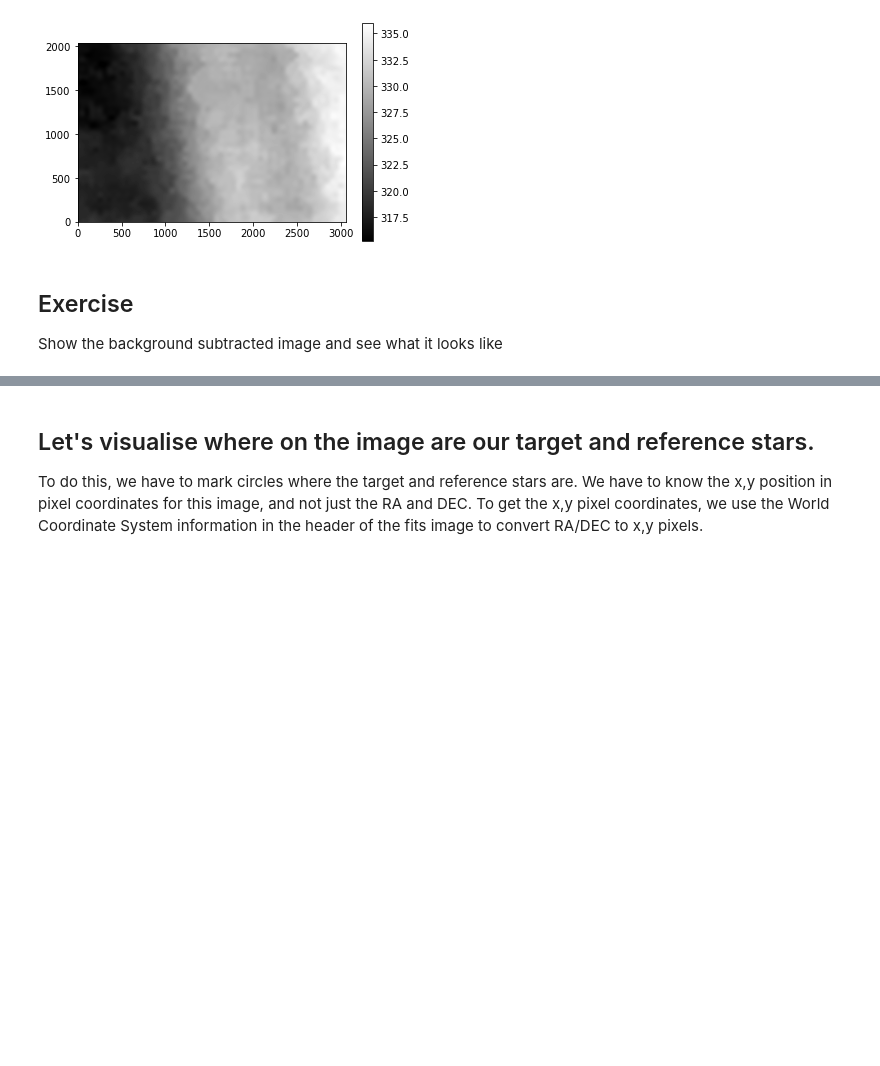
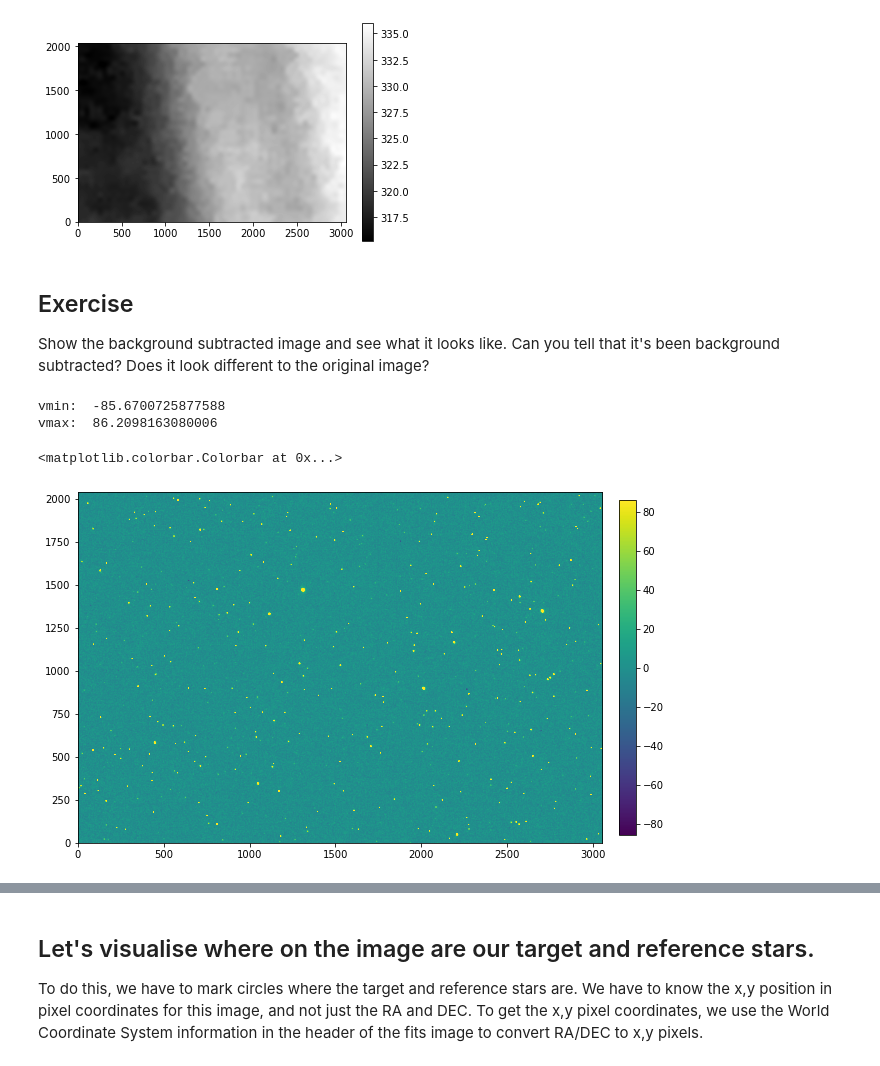
Before and after one commit to jielaizhang/pasea, a Jupyter notebook: LCO/student_workbooks/Student_Workbook_1_SingleExposure.ipynb, the cells around one changed output, grey strips where cells are left out. Saved outputs shown, nothing was run; the diff lists cells and outputs as text; code cells hidden in the pictures; blank space fills up the shorter version.

```diff
--- a/LCO/student_workbooks/Student_Workbook_1_SingleExposure.ipynb
+++ b/LCO/student_workbooks/Student_Workbook_1_SingleExposure.ipynb
@@ -215,4 +214,4 @@ vmax:  335.9592823316951
 [figure]
 # %% [markdown]
 ## Exercise
-Show the background subtracted image and see what it looks like
+Show the background subtracted image and see what it looks like. Can you tell that it's been background subtracted? Does it look different to the original image?
@@ -221,3 +218,19 @@ Show the background subtracted image and see what it looks like
+# %%
+# Show the background subtracted image
+interval = ZScaleInterval()
+vmin     = interval.get_limits(sci_bkg)[0]
+vmax     = interval.get_limits(sci_bkg)[1]
+print('vmin: ',vmin)
+print('vmax: ',vmax)
+
+figure = plt.figure(figsize=(10,22))     # This sets the figure (image) size, and is larger than default.
+im = plt.imshow(sci_bkg, vmin=vmin, vmax=vmax, origin='lower')
+plt.colorbar(im,fraction=0.03, pad=0.03) # This sets the colorbar size and position.
+# %% [output]
+vmin:  -85.6700725877588
+vmax:  86.2098163080006
+<matplotlib.colorbar.Colorbar at 0x...>
+[figure, added]
 # %% [markdown]
 # 4. Pick out the target and reference stars
 
```
Also changed, not shown: parts of 23 cells of this notebook.
